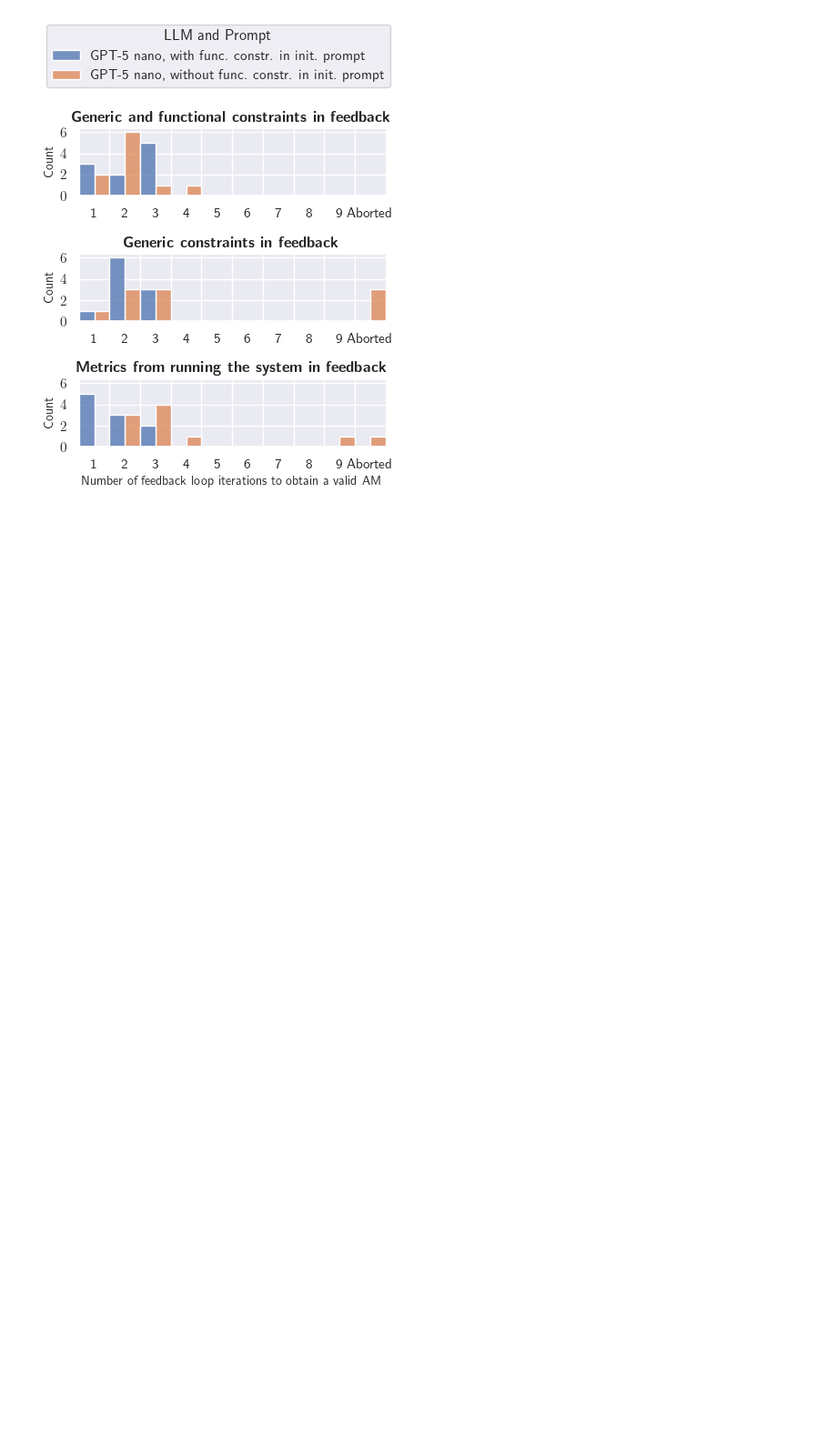
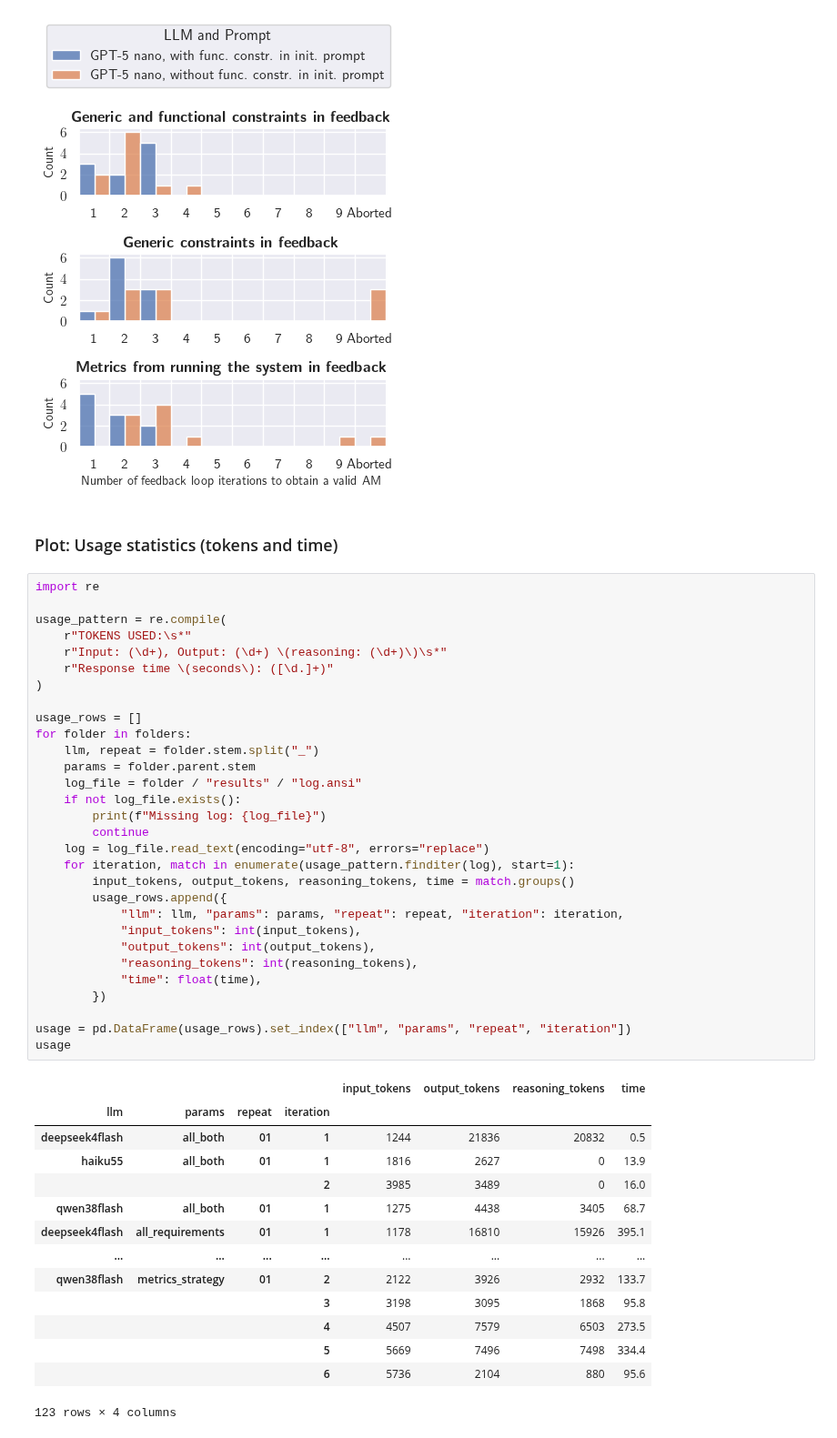
Before and after one commit to smartarch/llm-adaptation, a Jupyter notebook: experiments/dragon.ipynb, the cells around one changed output. Shown at 91% size. Drawn from its saved outputs; the diff is of its cells as text; blank space fills up the shorter version.

```diff
--- a/experiments/dragon.ipynb
+++ b/experiments/dragon.ipynb
@@ -478,3 +478,50 @@ plt.savefig(results_folder / "dragon_hist.pdf", bbox_inches="tight")
 plt.show()
 # %% [output]
 [figure]
+# %% [markdown]
+### Plot: Usage statistics (tokens and time)
+# %%
+import re
+
+usage_pattern = re.compile(
+    r"TOKENS USED:\s*"
+    r"Input: (\d+), Output: (\d+) \(reasoning: (\d+)\)\s*"
+    r"Response time \(seconds\): ([\d.]+)"
+)
+
+usage_rows = []
+for folder in folders:
+    llm, repeat = folder.stem.split("_")
+    params = folder.parent.stem
+    log_file = folder / "results" / "log.ansi"
+    if not log_file.exists():
+        print(f"Missing log: {log_file}")
+        continue
+    log = log_file.read_text(encoding="utf-8", errors="replace")
+    for iteration, match in enumerate(usage_pattern.finditer(log), start=1):
+        input_tokens, output_tokens, reasoning_tokens, time = match.groups()
+        usage_rows.append({
+            "llm": llm, "params": params, "repeat": repeat, "iteration": iteration,
+            "input_tokens": int(input_tokens),
+            "output_tokens": int(output_tokens),
+            "reasoning_tokens": int(reasoning_tokens),
+            "time": float(time),
+        })
+
+usage = pd.DataFrame(usage_rows).set_index(["llm", "params", "repeat", "iteration"])
+usage
+# %% [output]
+|  |  |  |  | input_tokens | output_tokens | reasoning_tokens | time |
+| llm | params | repeat | iteration |  |  |  |  |
+| deepseek4flash | all_both | 01 | 1 | 1244 | 21836 | 20832 | 0.5 |
+| haiku55 | all_both | 01 | 1 | 1816 | 2627 | 0 | 13.9 |
+|  |  |  | 2 | 3985 | 3489 | 0 | 16.0 |
+| qwen38flash | all_both | 01 | 1 | 1275 | 4438 | 3405 | 68.7 |
+| deepseek4flash | all_requirements | 01 | 1 | 1178 | 16810 | 15926 | 395.1 |
+| ... | ... | ... | ... | ... | ... | ... | ... |
+| qwen38flash | metrics_strategy | 01 | 2 | 2122 | 3926 | 2932 | 133.7 |
+|  |  |  | 3 | 3198 | 3095 | 1868 | 95.8 |
+|  |  |  | 4 | 4507 | 7579 | 6503 | 273.5 |
+|  |  |  | 5 | 5669 | 7496 | 7498 | 334.4 |
+|  |  |  | 6 | 5736 | 2104 | 880 | 95.6 |
+123 rows × 4 columns
```
Also changed, not shown: parts of 4 cells of this notebook, 1 other file.
